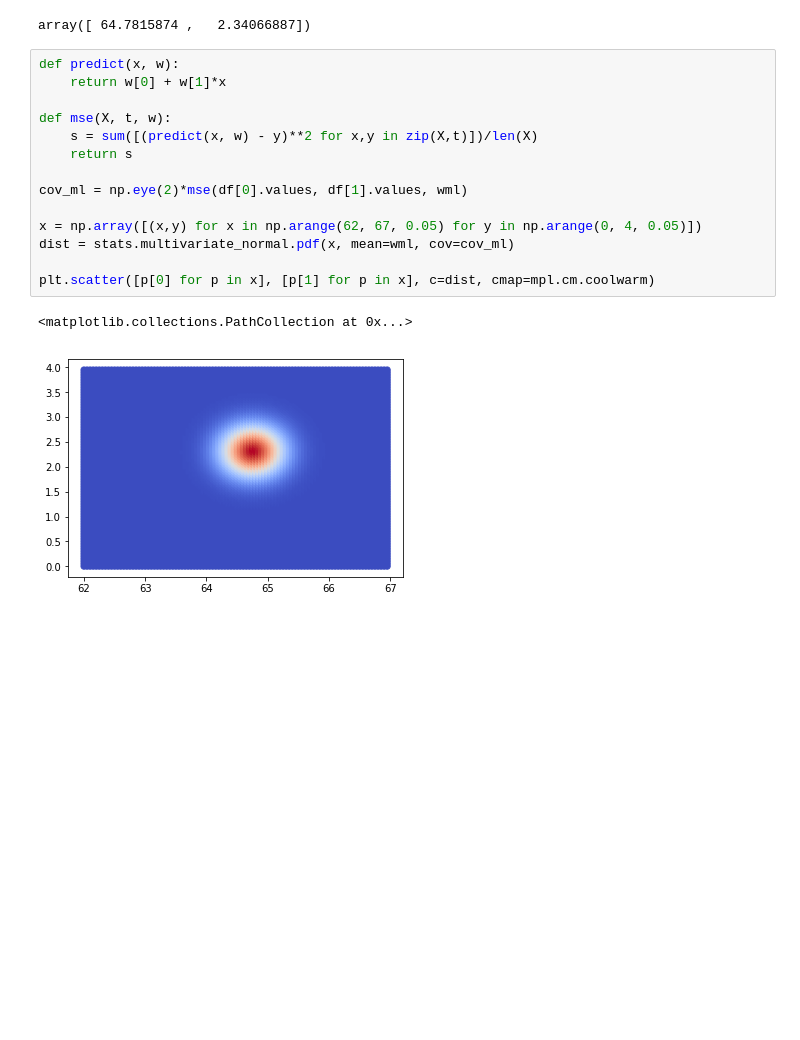
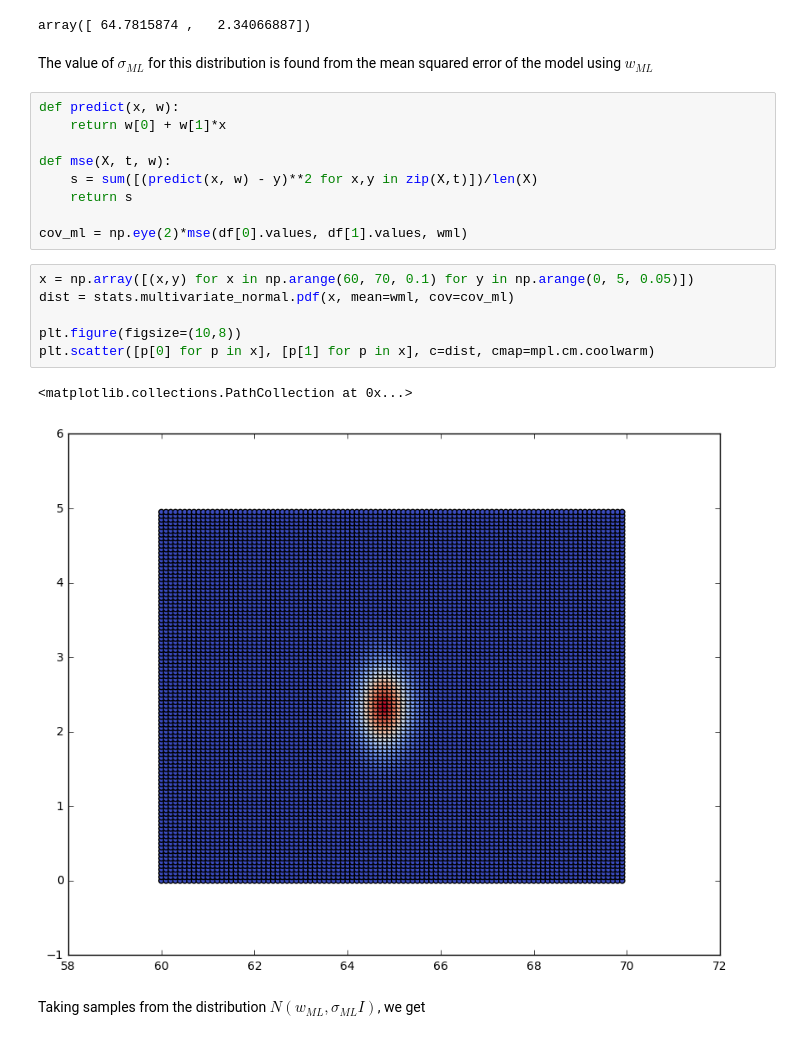
Before and after one commit to phgcarva/atai-notebooks-machine-learning, a Jupyter notebook: 05 - Bayesian Regression/Exercise 01.ipynb, the cells around one changed output. Drawn from its saved outputs; the diff is of its cells as text; blank space fills up the shorter version.

```diff
--- a/05 - Bayesian Regression/Exercise 01.ipynb
+++ b/05 - Bayesian Regression/Exercise 01.ipynb
@@ -51,6 +50,8 @@ wml = ml_solution(X, t)
 wml
 # %% [output]
 array([ 64.7815874 ,   2.34066887])
+# %% [markdown]
+The value of $\sigma_{ML}$ for this distribution is found from the mean squared error of the model using $w_{ML}$
 # %%
 def predict(x, w):
     return w[0] + w[1]*x
@@ -60,14 +61,17 @@ def mse(X, t, w):
     return s
 
 cov_ml = np.eye(2)*mse(df[0].values, df[1].values, wml)
-
-x = np.array([(x,y) for x in np.arange(62, 67, 0.05) for y in np.arange(0, 4, 0.05)])
-dist = stats.multivariate_normal.pdf(x, mean=wml, cov=cov_ml)
-
-plt.scatter([p[0] for p in x], [p[1] for p in x], c=dist, cmap=mpl.cm.coolwarm)
-# %% [output]
-<matplotlib.collections.PathCollection at 0x...>
-[figure, removed]
+# %%
+x = np.array([(x,y) for x in np.arange(60, 70, 0.1) for y in np.arange(0, 5, 0.05)])
+dist = stats.multivariate_normal.pdf(x, mean=wml, cov=cov_ml)
+
+plt.figure(figsize=(10,8))
+plt.scatter([p[0] for p in x], [p[1] for p in x], c=dist, cmap=mpl.cm.coolwarm)
+# %% [output]
+<matplotlib.collections.PathCollection at 0x...>
+[figure, added]
+# %% [markdown]
+Taking samples from the distribution $N(w_{ML}, \sigma_{ML}I)$, we get
 # %%
 samples = []
 for _ in range(5):
```
Also changed, not shown: parts of 12 cells of this notebook.
